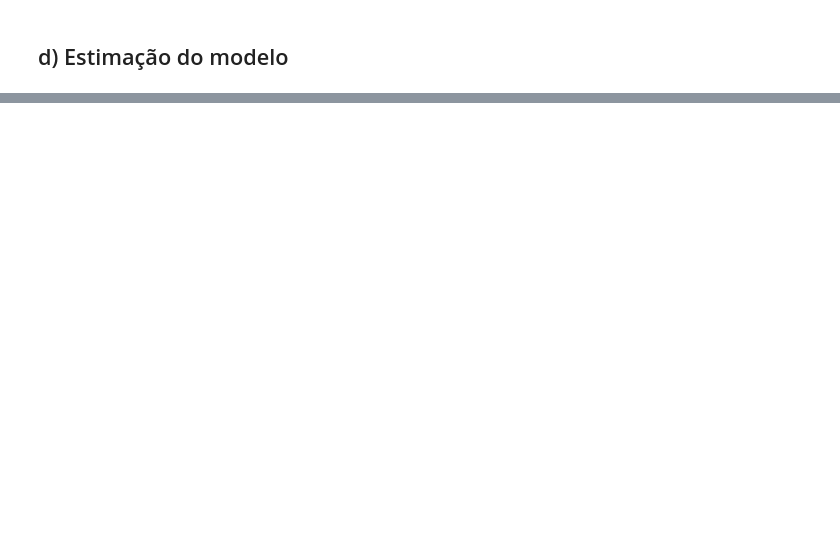
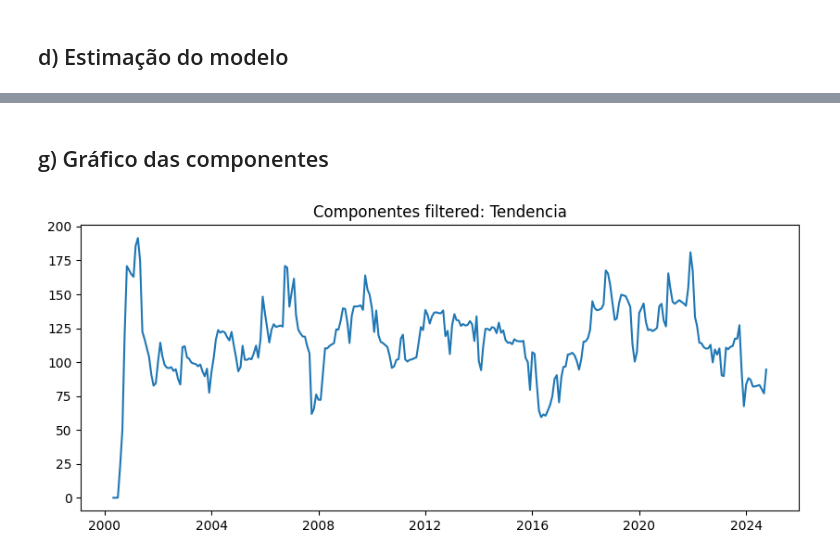
Before and after one commit to asdmalizia/masters, a Jupyter notebook: Modelos estruturais/Lista 2.ipynb, the cells around one changed output, grey strips where cells are left out. Saved outputs shown, nothing was run; the diff lists cells and outputs as text; code cells hidden in the pictures; blank space fills up the shorter version.

```diff
--- a/Modelos estruturais/Lista 2.ipynb
+++ b/Modelos estruturais/Lista 2.ipynb
@@ -144,0 +327,15 @@ plt.show()
+# %% [markdown]
+## g) Gráfico das componentes
+# %%
+fig, ax = plt.subplots(figsize=(10,4))
+
+mod = 'filtered'
+var = 'tendencia'
+ax.plot(resultados[mod][var])
+ax.set_title('Componentes {}: {}'.format(mod, var.capitalize()))
+
+# fig.suptitle('Precipitação total mensal por estação meteorológica do INMET (em mm)')
+# fig.tight_layout()
+plt.show()
+# %% [output]
+[figure, added]
```
Also changed, not shown: parts of 33 cells of this notebook, 2 other files.
